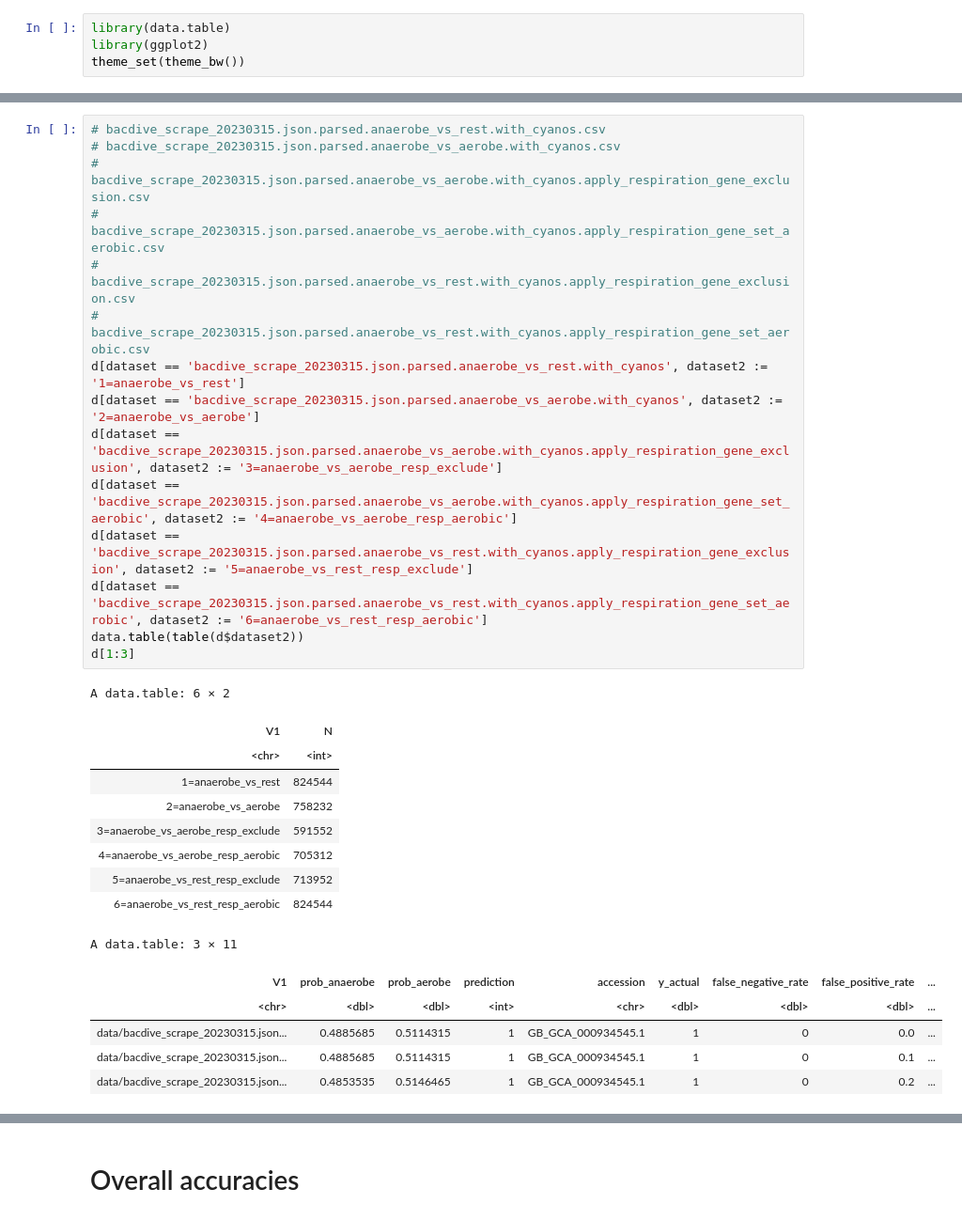
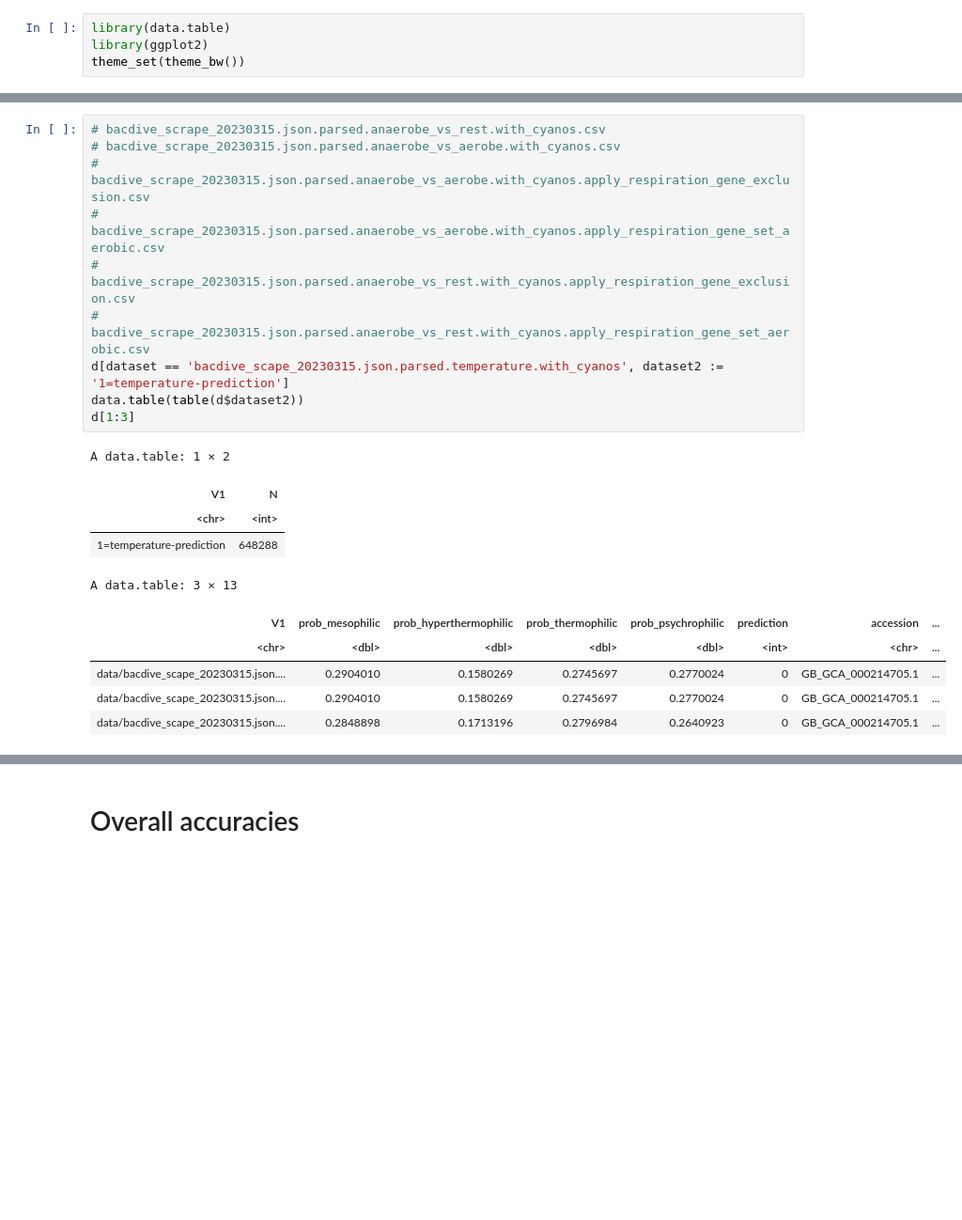
Before and after one commit to wwood/bacterial_dating_aerobic_predictor, a Jupyter notebook: 12_inspect_cross_validation.ipynb, the cells around one changed output, grey strips where cells are left out. Shown: that part at 94% size. Drawn from its saved outputs; the diff is of its cells as text; blank space fills up the shorter version.

```diff
--- a/12_inspect_cross_validation.ipynb
+++ b/12_inspect_cross_validation.ipynb
@@ -39,34 +43,24 @@ A data.table: 3 × 10
 # %%
 # bacdive_scrape_20230315.json.parsed.anaerobe_vs_rest.with_cyanos.csv
 # bacdive_scrape_20230315.json.parsed.anaerobe_vs_aerobe.with_cyanos.csv
 # bacdive_scrape_20230315.json.parsed.anaerobe_vs_aerobe.with_cyanos.apply_respiration_gene_exclusion.csv
 # bacdive_scrape_20230315.json.parsed.anaerobe_vs_aerobe.with_cyanos.apply_respiration_gene_set_aerobic.csv
 # bacdive_scrape_20230315.json.parsed.anaerobe_vs_rest.with_cyanos.apply_respiration_gene_exclusion.csv
 # bacdive_scrape_20230315.json.parsed.anaerobe_vs_rest.with_cyanos.apply_respiration_gene_set_aerobic.csv
-d[dataset == 'bacdive_scrape_20230315.json.parsed.anaerobe_vs_rest.with_cyanos', dataset2 := '1=anaerobe_vs_rest']
-d[dataset == 'bacdive_scrape_20230315.json.parsed.anaerobe_vs_aerobe.with_cyanos', dataset2 := '2=anaerobe_vs_aerobe']
-d[dataset == 'bacdive_scrape_20230315.json.parsed.anaerobe_vs_aerobe.with_cyanos.apply_respiration_gene_exclusion', dataset2 := '3=anaerobe_vs_aerobe_resp_exclude']
-d[dataset == 'bacdive_scrape_20230315.json.parsed.anaerobe_vs_aerobe.with_cyanos.apply_respiration_gene_set_aerobic', dataset2 := '4=anaerobe_vs_aerobe_resp_aerobic']
-d[dataset == 'bacdive_scrape_20230315.json.parsed.anaerobe_vs_rest.with_cyanos.apply_respiration_gene_exclusion', dataset2 := '5=anaerobe_vs_rest_resp_exclude']
-d[dataset == 'bacdive_scrape_20230315.json.parsed.anaerobe_vs_rest.with_cyanos.apply_respiration_gene_set_aerobic', dataset2 := '6=anaerobe_vs_rest_resp_aerobic']
+d[dataset == 'bacdive_scape_20230315.json.parsed.temperature.with_cyanos', dataset2 := '1=temperature-prediction']
 data.table(table(d$dataset2))
 d[1:3]
 # %% [output]
-A data.table: 6 × 2
+A data.table: 1 × 2
 | V1 | N |
 | <chr> | <int> |
-| 1=anaerobe_vs_rest | 824544 |
-| 2=anaerobe_vs_aerobe | 758232 |
-| 3=anaerobe_vs_aerobe_resp_exclude | 591552 |
-| 4=anaerobe_vs_aerobe_resp_aerobic | 705312 |
-| 5=anaerobe_vs_rest_resp_exclude | 713952 |
-| 6=anaerobe_vs_rest_resp_aerobic | 824544 |
+| 1=temperature-prediction | 648288 |
-A data.table: 3 × 11
+A data.table: 3 × 13
-| V1 | prob_anaerobe | prob_aerobe | prediction | accession | y_actual | false_negative_rate | false_positive_rate | ... |
-| <chr> | <dbl> | <dbl> | <int> | <chr> | <dbl> | <dbl> | <dbl> | ... |
-| data/bacdive_scrape_20230315.json... | 0.4885685 | 0.5114315 | 1 | GB_GCA_000934545.1 | 1 | 0 | 0.0 | ... |
-| data/bacdive_scrape_20230315.json... | 0.4885685 | 0.5114315 | 1 | GB_GCA_000934545.1 | 1 | 0 | 0.1 | ... |
-| data/bacdive_scrape_20230315.json... | 0.4853535 | 0.5146465 | 1 | GB_GCA_000934545.1 | 1 | 0 | 0.2 | ... |
+| V1 | prob_mesophilic | prob_hyperthermophilic | prob_thermophilic | prob_psychrophilic | prediction | accession | ... |
+| <chr> | <dbl> | <dbl> | <dbl> | <dbl> | <int> | <chr> | ... |
+| data/bacdive_scape_20230315.json.... | 0.2904010 | 0.1580269 | 0.2745697 | 0.2770024 | 0 | GB_GCA_000214705.1 | ... |
+| data/bacdive_scape_20230315.json.... | 0.2904010 | 0.1580269 | 0.2745697 | 0.2770024 | 0 | GB_GCA_000214705.1 | ... |
+| data/bacdive_scape_20230315.json.... | 0.2848898 | 0.1713196 | 0.2796984 | 0.2640923 | 0 | GB_GCA_000214705.1 | ... |
 # %%
 d[, V1 := NULL]
 d[, dataset := NULL]
```
Also changed, not shown: parts of 19 cells of this notebook, 16 other files.
